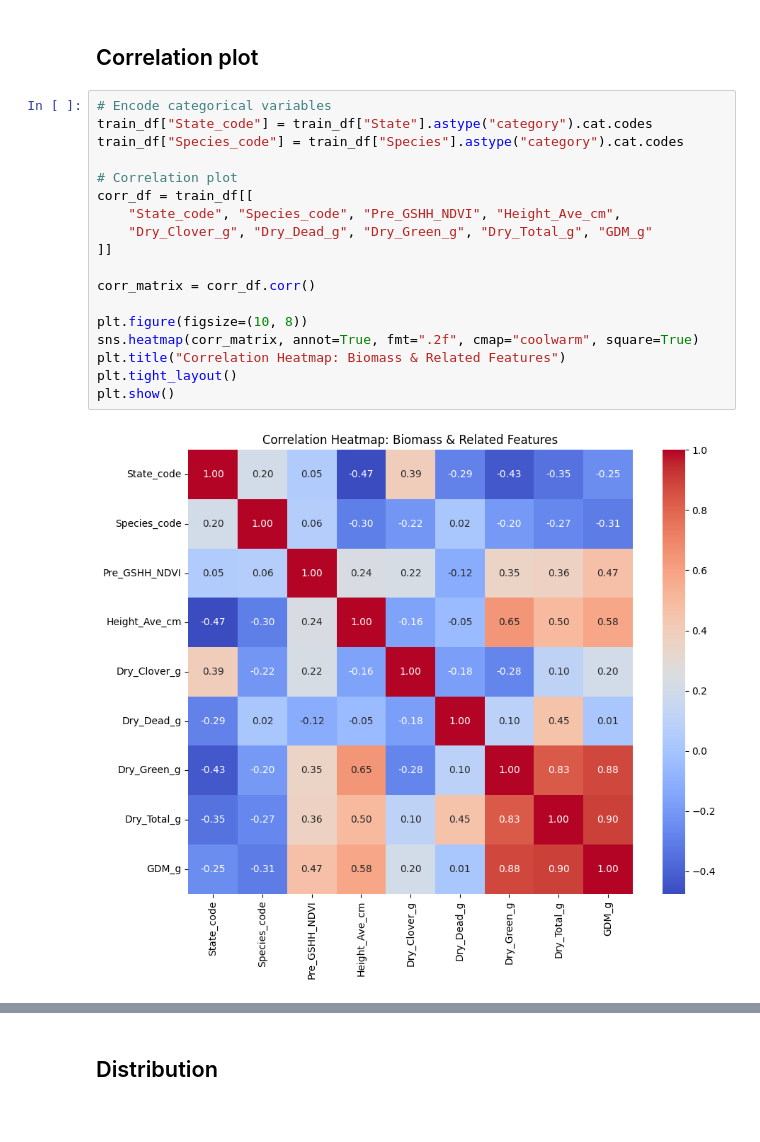
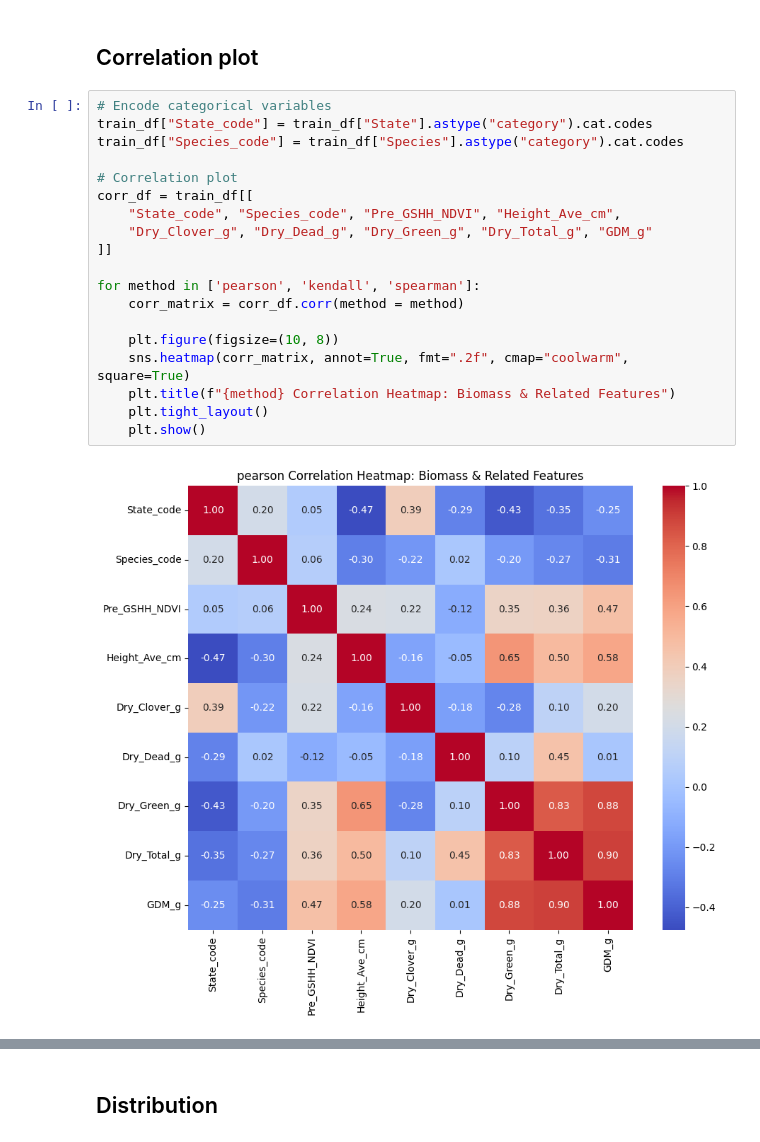
Before and after one commit to HOTSONHONET/csiro-biomass, a Jupyter notebook: Notebooks/eda.ipynb, the cells around one changed output, grey strips where cells are left out. Drawn from its saved outputs; the diff is of its cells as text.

```diff
--- a/Notebooks/eda.ipynb
+++ b/Notebooks/eda.ipynb
@@ -104,20 +104,21 @@ print(results_df)
 # %%
 # Encode categorical variables
 train_df["State_code"] = train_df["State"].astype("category").cat.codes
 train_df["Species_code"] = train_df["Species"].astype("category").cat.codes
 
 # Correlation plot
 corr_df = train_df[[
     "State_code", "Species_code", "Pre_GSHH_NDVI", "Height_Ave_cm",
     "Dry_Clover_g", "Dry_Dead_g", "Dry_Green_g", "Dry_Total_g", "GDM_g"
 ]]
 
-corr_matrix = corr_df.corr()
+for method in ['pearson', 'kendall', 'spearman']:
+    corr_matrix = corr_df.corr(method = method)
 
-plt.figure(figsize=(10, 8))
-sns.heatmap(corr_matrix, annot=True, fmt=".2f", cmap="coolwarm", square=True)
-plt.title("Correlation Heatmap: Biomass & Related Features")
-plt.tight_layout()
-plt.show()
+    plt.figure(figsize=(10, 8))
+    sns.heatmap(corr_matrix, annot=True, fmt=".2f", cmap="coolwarm", square=True)
+    plt.title(f"{method} Correlation Heatmap: Biomass & Related Features")
+    plt.tight_layout()
+    plt.show()
 # %% [output]
-[figure, old version]
+[figure, new version]
```
Also changed, not shown: parts of 3 cells of this notebook, 14 other files.
